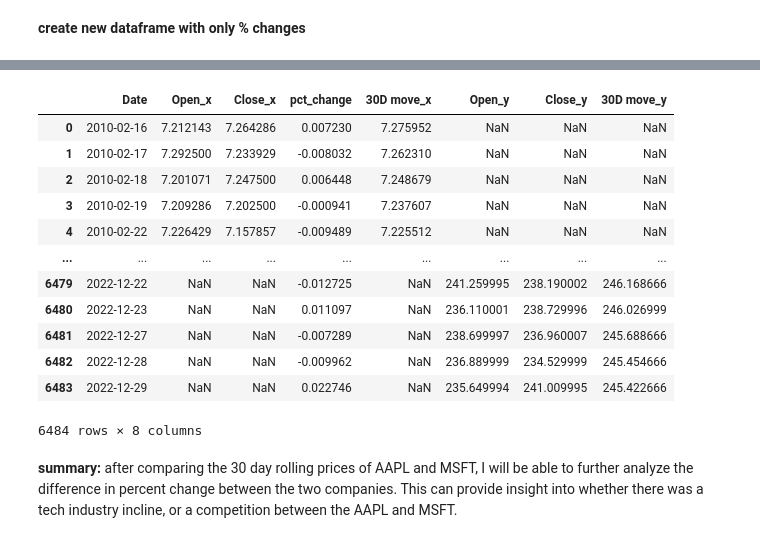
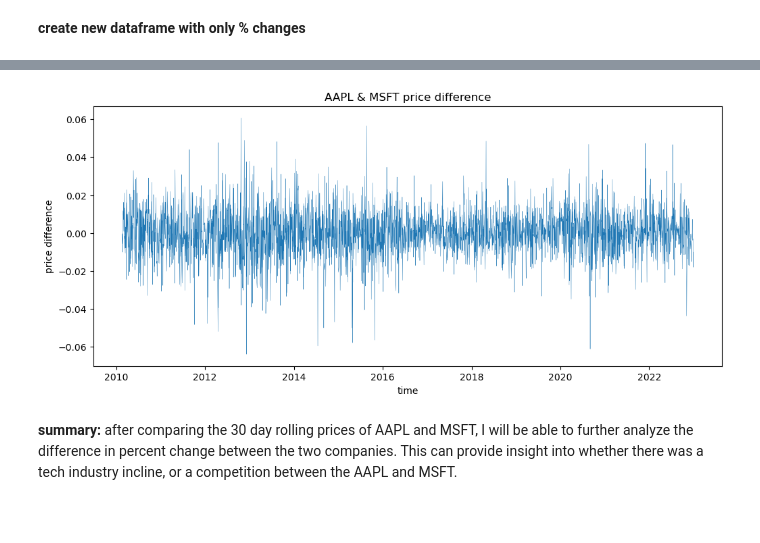
Before and after one commit to ubco-W2022T2-data301/project-group-group11, a Jupyter notebook: analysis/analysis2.ipynb, the cells around one changed output, grey strips where cells are left out. Drawn from its saved outputs; the diff is of its cells as text; code cells hidden in the pictures; blank space fills up the shorter version.

```diff
--- a/analysis/analysis2.ipynb
+++ b/analysis/analysis2.ipynb
@@ -251,23 +233,13 @@ days
-# %%
-left = df1
-right = df2
-
-l_r = pd.merge(left, right, on=['Date', 'pct_change'], how='outer')
-l_r
-# %% [output]
-|  | Date | Open_x | Close_x | pct_change | 30D move_x | Open_y | Close_y | 30D move_y |
-| 0 | 2010-02-16 | 7.212143 | 7.264286 | 0.007230 | 7.275952 | NaN | NaN | NaN |
-| 1 | 2010-02-17 | 7.292500 | 7.233929 | -0.008032 | 7.262310 | NaN | NaN | NaN |
-| 2 | 2010-02-18 | 7.201071 | 7.247500 | 0.006448 | 7.248679 | NaN | NaN | NaN |
-| 3 | 2010-02-19 | 7.209286 | 7.202500 | -0.000941 | 7.237607 | NaN | NaN | NaN |
-| 4 | 2010-02-22 | 7.226429 | 7.157857 | -0.009489 | 7.225512 | NaN | NaN | NaN |
-| ... | ... | ... | ... | ... | ... | ... | ... | ... |
-| 6479 | 2022-12-22 | NaN | NaN | -0.012725 | NaN | 241.259995 | 238.190002 | 246.168666 |
-| 6480 | 2022-12-23 | NaN | NaN | 0.011097 | NaN | 236.110001 | 238.729996 | 246.026999 |
-| 6481 | 2022-12-27 | NaN | NaN | -0.007289 | NaN | 238.699997 | 236.960007 | 245.688666 |
-| 6482 | 2022-12-28 | NaN | NaN | -0.009962 | NaN | 236.889999 | 234.529999 | 245.454666 |
-| 6483 | 2022-12-29 | NaN | NaN | 0.022746 | NaN | 235.649994 | 241.009995 | 245.422666 |
-6484 rows × 8 columns
+# %%
+compare = df1['pct_change'].compare(df2['pct_change'])
+plt.figure(figsize=(12,5))
+plt.plot(df1['Date'],compare['self'] - compare['other'], linewidth = 0.3)
+plt.title('AAPL & MSFT price difference')
+plt.xlabel('time')
+plt.ylabel('price difference')
+plt.show()
+# %% [output]
+[figure, added]
 # %% [markdown]
 **summary:**
 after comparing the 30 day rolling prices of AAPL and MSFT, I will be able to further analyze the difference in percent change between the two companies. This can provide insight into whether there was a tech industry incline, or a competition between the AAPL and MSFT.
```
Also changed, not shown: parts of 4 cells of this notebook.
